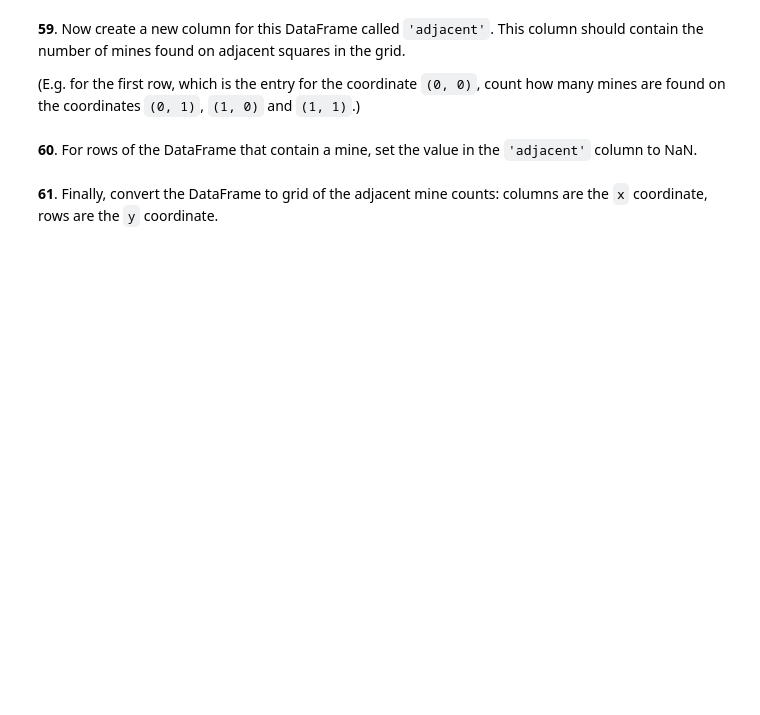
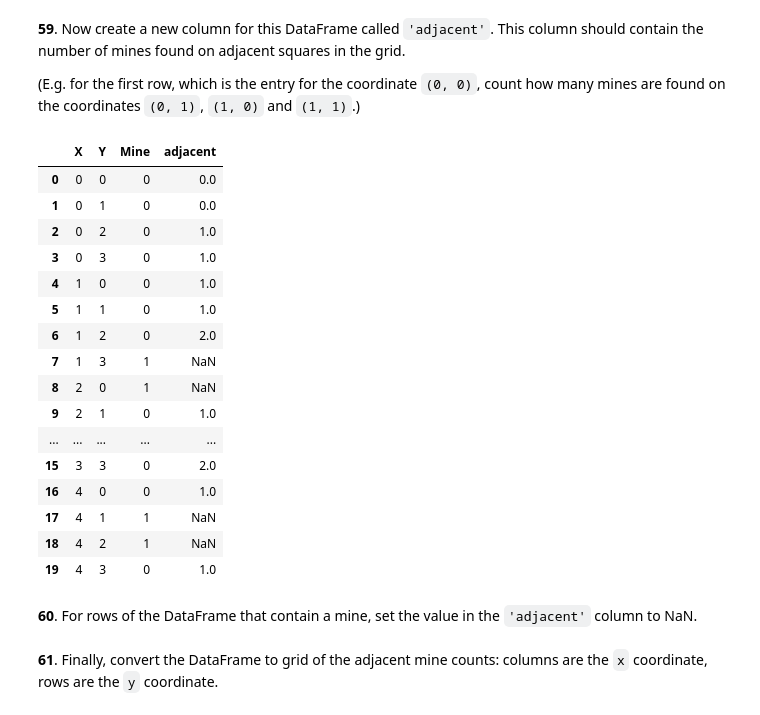
Before and after one commit to itayf02/training, a Jupyter notebook: training-main (1)/training-main/intro/python/pandas/pandas_puzzles.ipynb, the cells around one changed output. Cells and saved outputs as stored; diff of their text form; code cells hidden in the pictures; blank space fills up the shorter version.

````diff
--- a/training-main (1)/training-main/intro/python/pandas/pandas_puzzles.ipynb
+++ b/training-main (1)/training-main/intro/python/pandas/pandas_puzzles.ipynb
@@ -934,3 +1039,9 @@ To begin, generate a DataFrame `df` with two columns, `'x'` and `'y'` containing
 1  0  1
 2  0  2
 ```
+# %%
+X = np.arange(0, 5)
+Y = np.arange(0,4)
+index = pd.MultiIndex.from_product((X,Y))
+coordinates_df = index.to_frame(index=False, name=("X","Y"))
+coordinates_df
@@ -937,2 +1066,5 @@ To begin, generate a DataFrame `df` with two columns, `'x'` and `'y'` containing
 # %% [markdown]
 **58**. For this DataFrame `df`, create a new column of zeros (safe) and ones (mine). The probability of a mine occuring at each location should be 0.4.
+# %%
+coordinates_df["Mine"] = pd.DataFrame(np.random.binomial(1,0.4, size=len(coordinates_df)))
+coordinates_df
@@ -940,5 +1090,38 @@ To begin, generate a DataFrame `df` with two columns, `'x'` and `'y'` containing
 **59**. Now create a new column for this DataFrame called `'adjacent'`. This column should contain the number of mines found on adjacent squares in the grid.
 
 (E.g. for the first row, which is the entry for the coordinate `(0, 0)`, count how many mines are found on the coordinates `(0, 1)`, `(1, 0)` and `(1, 1)`.)
+# %%
+def get_adj(grid_size, p):
+    p_x, p_y = p
+    val_neighbors = [(p_x + i, p_y + j) for i in [-1,0,1] for j in [-1,0,1] if i != 0 or j!=0]
+    val_neighbors = list(filter(lambda x: 0<= x[0] < grid_size[0] and 0<= x[1] < grid_size[1], val_neighbors))
+    return(val_neighbors)
+
+def get_adj_df(grid_size, row, df):
+    if row["Mine"] == 1: return None
+    else:
+        valid_tuples = get_adj(grid_size, (row["X"], row["Y"]))
+        neighbors = df[df[["X", "Y"]].apply(tuple, axis=1).isin(valid_tuples)]
+        return neighbors["Mine"].sum()
+coordinates_df["adjacent"] = coordinates_df.apply(lambda row: get_adj_df((5,4), row, coordinates_df), axis=1)
+coordinates_df
+# %% [output]
+|  | X | Y | Mine | adjacent |
+| 0 | 0 | 0 | 0 | 0.0 |
+| 1 | 0 | 1 | 0 | 0.0 |
+| 2 | 0 | 2 | 0 | 1.0 |
+| 3 | 0 | 3 | 0 | 1.0 |
+| 4 | 1 | 0 | 0 | 1.0 |
+| 5 | 1 | 1 | 0 | 1.0 |
+| 6 | 1 | 2 | 0 | 2.0 |
+| 7 | 1 | 3 | 1 | NaN |
+| 8 | 2 | 0 | 1 | NaN |
+| 9 | 2 | 1 | 0 | 1.0 |
+| ... | ... | ... | ... | ... |
+| 15 | 3 | 3 | 0 | 2.0 |
+| 16 | 4 | 0 | 0 | 1.0 |
+| 17 | 4 | 1 | 1 | NaN |
+| 18 | 4 | 2 | 1 | NaN |
+| 19 | 4 | 3 | 0 | 1.0 |
 # %% [markdown]
 **60**. For rows of the DataFrame that contain a mine, set the value in the `'adjacent'` column to NaN.
````
Also changed, not shown: parts of 13 cells of this notebook.
